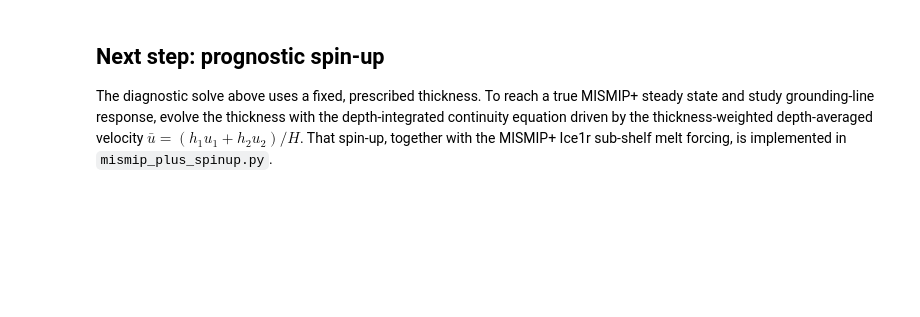
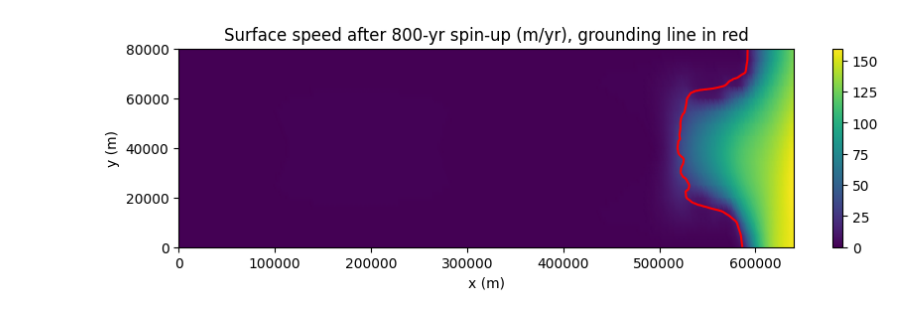
Before and after one commit to hoffmaao/multi-layer, a Jupyter notebook: notebooks/mismip+.ipynb, the cells around one changed output. Drawn from its saved outputs; the diff is of its cells as text; code cells hidden in the pictures; blank space fills up the shorter version.

```diff
--- a/notebooks/mismip+.ipynb
+++ b/notebooks/mismip+.ipynb
@@ -283,19 +458,13 @@ ax.set_title("MISMIP+ centreline speeds"); ax.legend(fontsize=8);
 # %%
+u_top = z.subfunctions[3]                       # final (post-spin-up) top-layer velocity
 speed = Function(Q, name="surface_speed").interpolate(sqrt(inner(u_top, u_top)))
 haf = Function(Q).interpolate(H - max_value(Constant(0.0), -bed) * Constant(rho_W / rho_I))
 
 fig, ax = plt.subplots(figsize=(10, 2.6))
 tpc = firedrake.tripcolor(speed, axes=ax, cmap="viridis")
 firedrake.tricontour(haf, levels=[0.0], axes=ax, colors="red")
-ax.set_title("Surface speed (m/yr) with grounding line (red)")
+ax.set_title(f"Surface speed after {SPINUP_YEARS:.0f}-yr spin-up (m/yr), grounding line in red")
 ax.set_xlabel("x (m)"); ax.set_ylabel("y (m)")
 fig.colorbar(tpc, ax=ax);
+# %% [output]
+[figure, added]
-# %% [markdown]
-## Next step: prognostic spin-up
-
-The diagnostic solve above uses a fixed, prescribed thickness. To reach a true
-MISMIP+ steady state and study grounding-line response, evolve the thickness
-with the depth-integrated continuity equation driven by the thickness-weighted
-depth-averaged velocity
-$\bar u = (h_1 u_1 + h_2 u_2)/H$. That spin-up, together with the MISMIP+ Ice1r
-sub-shelf melt forcing, is implemented in `mismip_plus_spinup.py`.
```
Also changed, not shown: parts of 26 cells of this notebook, 1 other file.
